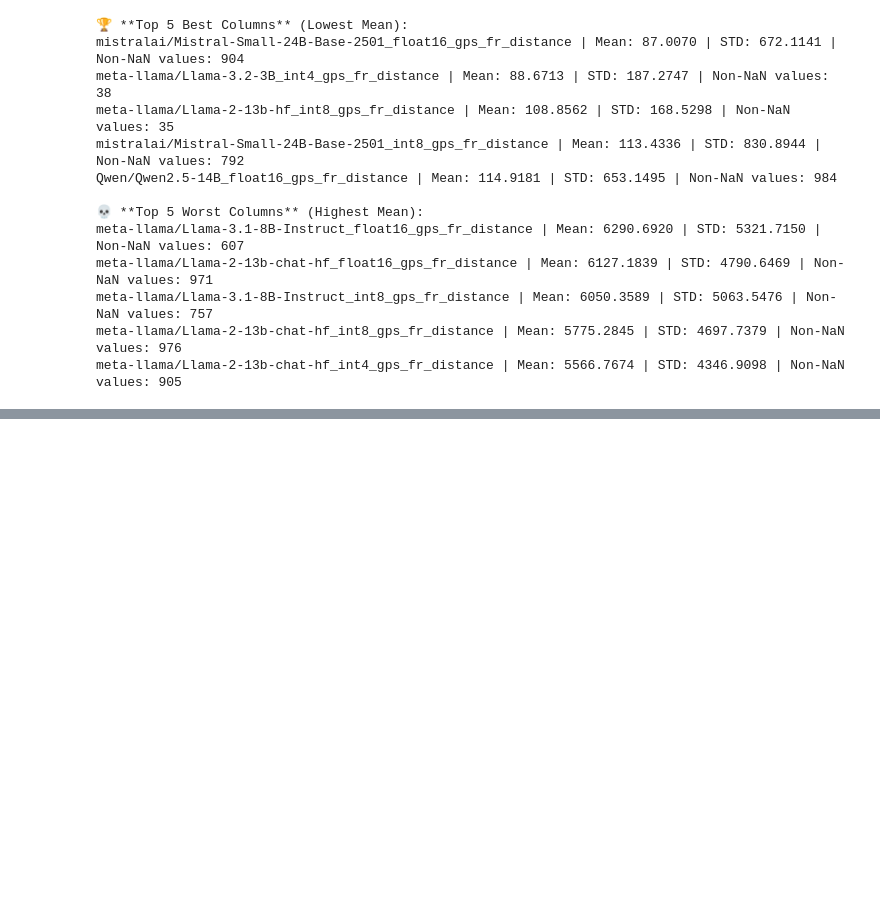
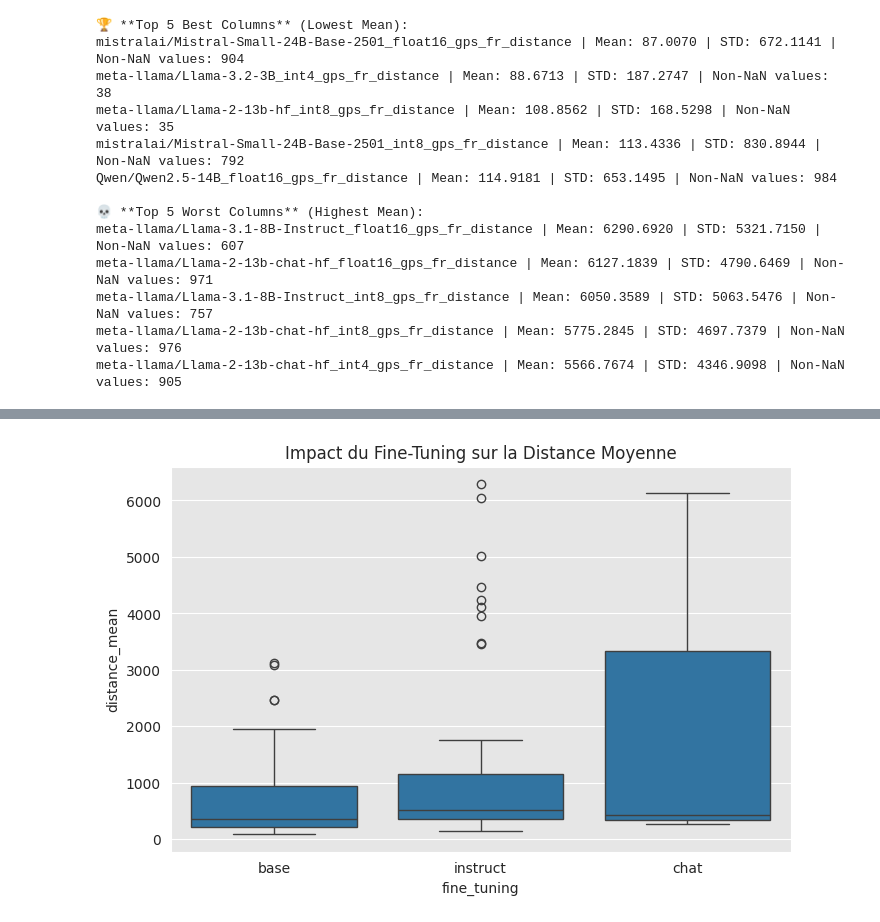
Before and after one commit to AdrienGuille/geo-llm, a Jupyter notebook: 4_results_analyzing.ipynb, the cells around one changed output, grey strips where cells are left out. Cells and saved outputs as stored; diff of their text form; code cells hidden in the pictures; blank space fills up the shorter version.

```diff
--- a/4_results_analyzing.ipynb
+++ b/4_results_analyzing.ipynb
@@ -200,0 +290,10 @@ ValueError: must have at least one row in constraint matrix
+# %%
+import seaborn as sns
+import matplotlib.pyplot as plt
+
+plt.figure(figsize=(8,5))
+sns.boxplot(data=df, x="fine_tuning", y="distance_mean")
+plt.title("Impact du Fine-Tuning sur la Distance Moyenne")
+plt.show()
+# %% [output]
+[figure, added]
```
Also changed, not shown: parts of 19 cells of this notebook.
